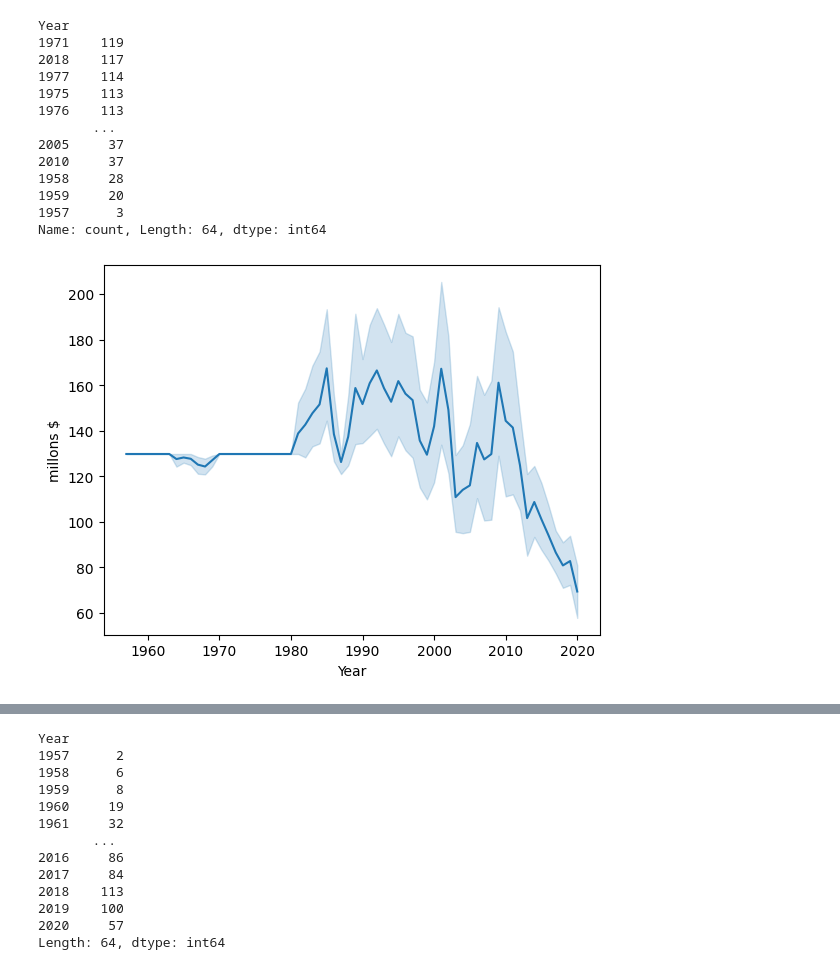
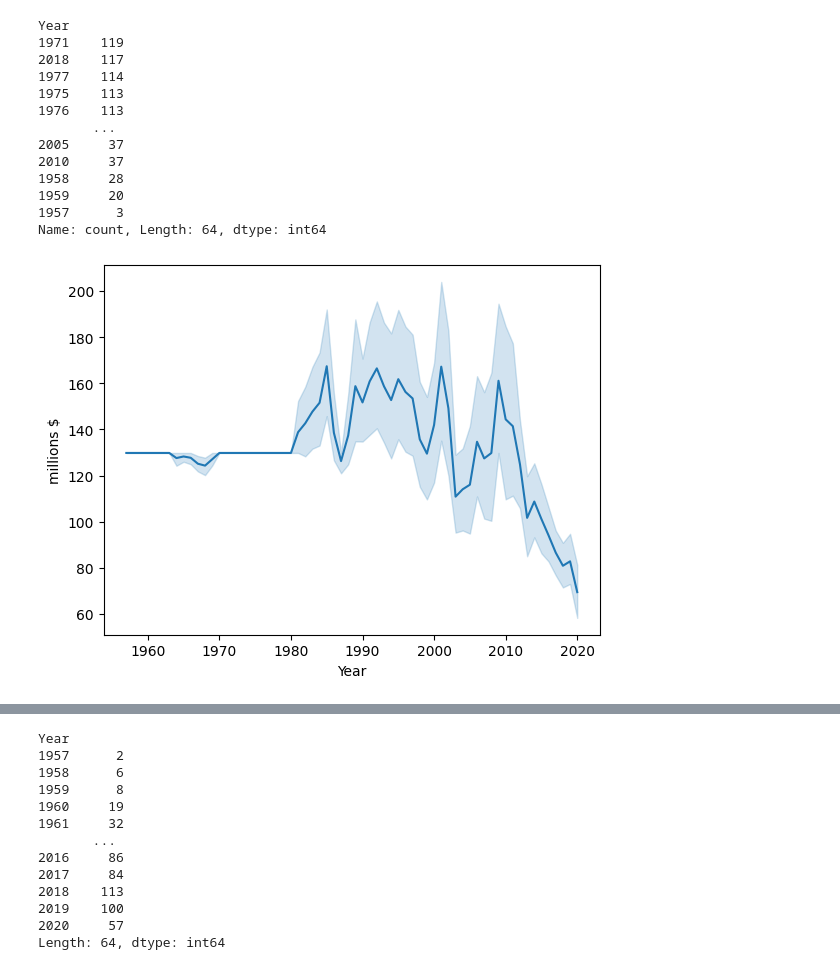
Before and after one commit to MateoBuena/Proyecto_Analisis_misiones_espaciales, a Jupyter notebook: analisis.ipynb, the cells around one changed output, grey strips where cells are left out. Cells and saved outputs as stored; diff of their text form; code cells hidden in the pictures.

Commit message:
cambio de nombre de la variable 'millons $' a 'millions $'

```diff
--- a/analisis.ipynb
+++ b/analisis.ipynb
@@ -34,7 +34,7 @@ Data columns (total 9 columns):
 dtypes: int64(2), object(7)
 memory usage: 304.2+ KB
 # %%
-df['millons $']=pd.to_numeric(df[' Rocket'],errors='coerce')
+df['millions $']=pd.to_numeric(df[' Rocket'],errors='coerce')
 df.head()
 # %% [output]
 |  | Unnamed: 0.1 | Unnamed: 0 | Company Name | Location | Datum | Detail | Status Rocket | Rocket | ... |
@@ -44,8 +44,8 @@ df.head()
 | 3 | 3 | 3 | Roscosmos | Site 200/39, Baikonur Cosmodrome,... | Thu Jul 30, 2020 21:25 UTC | Proton-M/Briz-M | Ekspress-80 & E... | StatusActive | 65.0 | ... |
 | 4 | 4 | 4 | ULA | SLC-41, Cape Canaveral AFS, Flori... | Thu Jul 30, 2020 11:50 UTC | Atlas V 541 | Perseverance | StatusActive | 145.0 | ... |
 # %%
-mean=df['millons $'].mean()
-df['millons $'].fillna(value=mean,inplace=True)
+mean=df['millions $'].mean()
+df['millions $'].fillna(value=mean,inplace=True)
 # %% [output]
 The behavior will change in pandas 3.0. This inplace method will never work because the intermediate object on which we are setting values always behaves as a copy.
 
@@ -63,7 +63,7 @@ df.head()
 | 3 | 3 | 3 | Roscosmos | Site 200/39, Baikonur Cosmodrome,... | Thu Jul 30, 2020 21:25 UTC | Proton-M/Briz-M | Ekspress-80 & E... | StatusActive | 65.0 | ... |
 | 4 | 4 | 4 | ULA | SLC-41, Cape Canaveral AFS, Flori... | Thu Jul 30, 2020 11:50 UTC | Atlas V 541 | Perseverance | StatusActive | 145.0 | ... |
 # %%
-df['millons $']=df['millons $'].astype(float).round(2)
+df['millions $']=df['millions $'].astype(float).round(2)
 # %%
 df.head()
 # %% [output]
@@ -317,10 +317,10 @@ Year
 1957      3
 Name: count, Length: 64, dtype: int64
 # %%
-sns.lineplot(df,x=df['Year'],y=df['millons $'])
+sns.lineplot(df,x=df['Year'],y=df['millions $'])
 plt.show()
 # %% [output]
-[figure, old version]
+[figure, new version]
 # %%
 df.head()
 # %% [output]
```
Also changed, not shown: parts of 8 cells of this notebook.
